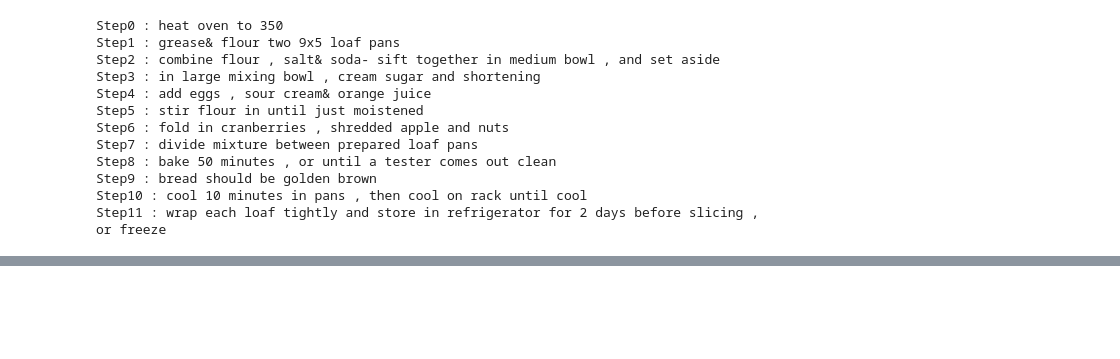
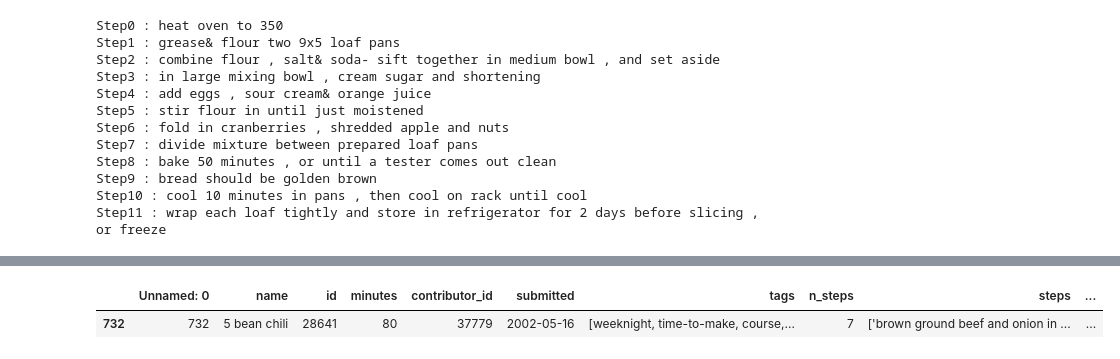
Before and after one commit to martineza96/recipe-reccomender, a Jupyter notebook: Untitled.ipynb, the cells around one changed output, grey strips where cells are left out. Drawn from its saved outputs; the diff is of its cells as text; code cells hidden in the pictures; blank space fills up the shorter version.

```diff
--- a/Untitled.ipynb
+++ b/Untitled.ipynb
@@ -234,0 +254,5 @@ Step11 : wrap each loaf tightly and store in refrigerator for 2 days before slic
+# %%
+recipes[recipes['name'] == '5 bean chili']
+# %% [output]
+|  | Unnamed: 0 | name | id | minutes | contributor_id | submitted | tags | n_steps | steps | ... |
+| 732 | 732 | 5 bean chili | 28641 | 80 | 37779 | 2002-05-16 | [weeknight, time-to-make, course,... | 7 | ['brown ground beef and onion in ... | ... |
```
Also changed, not shown: parts of 5 cells of this notebook.
